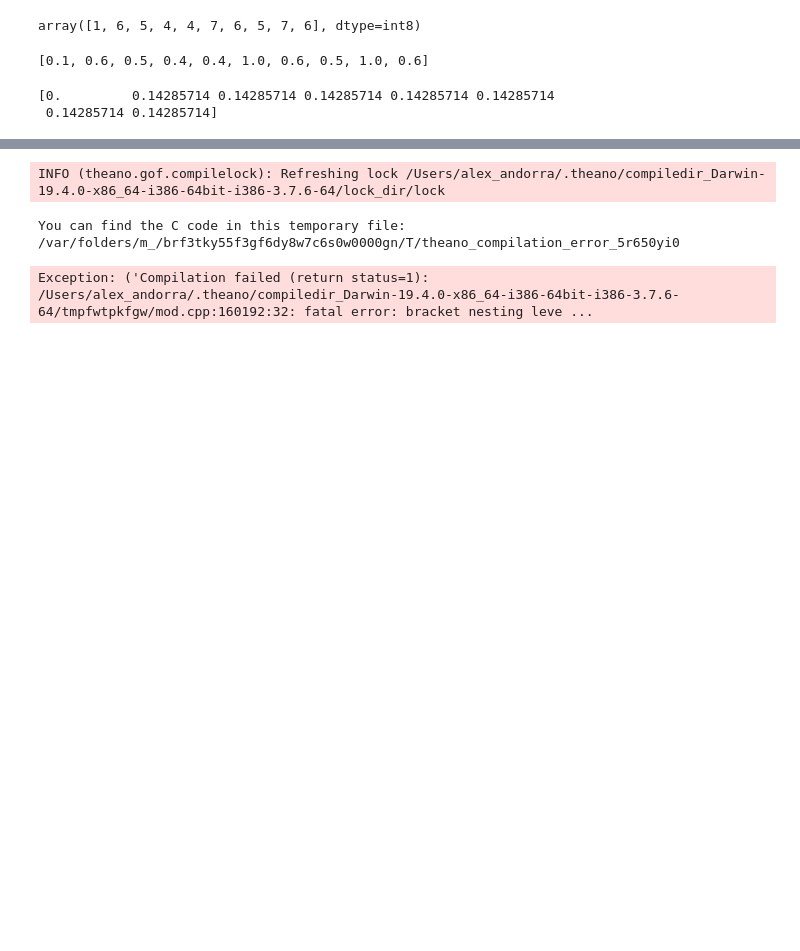
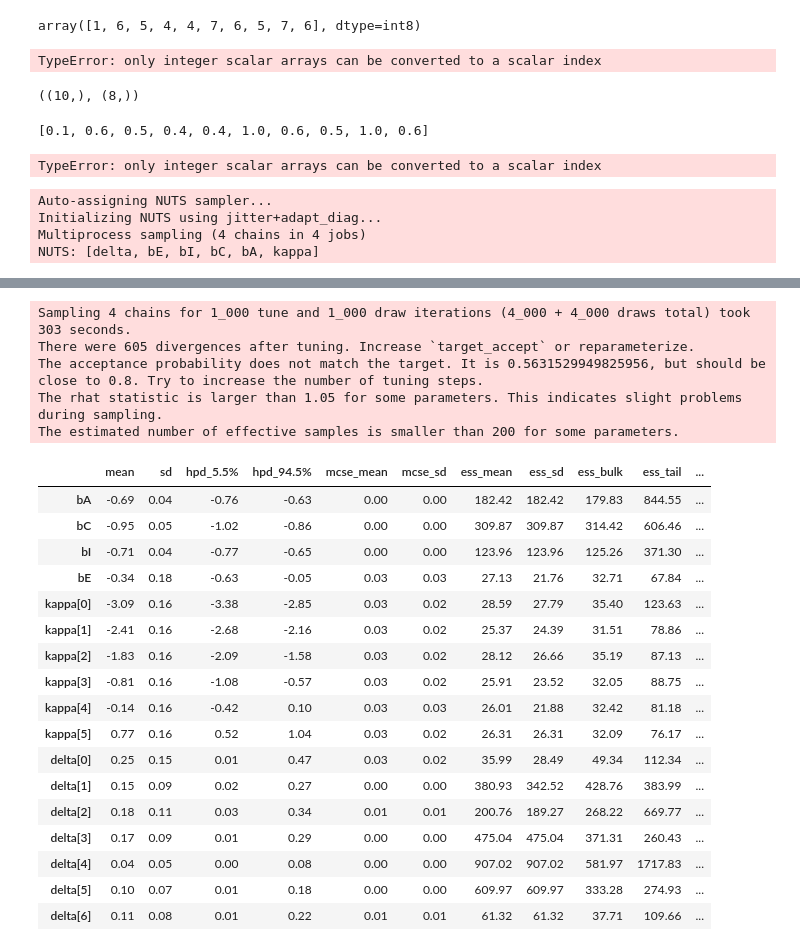
Before and after one commit to pymc-devs/pymc-resources, a Jupyter notebook: Rethinking_2/Chp_12.ipynb, the cells around one changed output, grey strips where cells are left out. Cells and saved outputs as stored; diff of their text form; code cells hidden in the pictures; blank space fills up the shorter version.

```diff
--- a/Rethinking_2/Chp_12.ipynb
+++ b/Rethinking_2/Chp_12.ipynb
@@ -583,12 +583,24 @@ educ = trolley_df.edu_new.values[::1000]
 educ
 # %% [output]
 array([1, 6, 5, 4, 4, 7, 6, 5, 7, 6], dtype=int8)
+# %%
+np.array([1,2,3,4])[: np.array([2])]
+# %% [output]
+TypeError: only integer scalar arrays can be converted to a scalar index
+# %%
+educ.shape, a.shape
+# %% [output]
+((10,), (8,))
 # %%
 a = np.array([0., 0.1, 0.1, 0.1, 0.1, 0.1, 0.1, 0.4])
 # %%
 [np.sum(a[:educ[i] + 1]) for i in range(len(educ))]
 # %% [output]
 [0.1, 0.6, 0.5, 0.4, 0.4, 1.0, 0.6, 0.5, 1.0, 0.6]
+# %%
+a[:educ]
+# %% [output]
+TypeError: only integer scalar arrays can be converted to a scalar index
 # %%
 R = trolley_df.response.values - 1
 A = trolley_df.action.values
@@ -600,32 +612,34 @@ with pm.Model() as m12_6:
     kappa = pm.Normal(
         'kappa', 0., 1.5,
         transform=pm.distributions.transforms.ordered,
-        shape=6, testval=np.arange(6) - 2.5)
-    bA = pm.Normal('bA', 0., 1.)
-    bC = pm.Normal('bC', 0., 1.)
-    bI = pm.Normal('bI', 0., 1.)
-    bE = pm.Normal('bE', 0., 1.)
+        shape=6,
+        testval=np.arange(6))
+
+    bA = pm.Normal('bA', 0., 0.5)
+    bC = pm.Normal('bC', 0., 0.5)
+    bI = pm.Normal('bI', 0., 0.5)
+    bE = pm.Normal('bE', 0., 0.5)
+
     delta = pm.Dirichlet("delta", np.repeat(2., 7), shape=7)
     delta_j = tt.concatenate([tt.zeros(1), delta])
+    delta_j_cumulative = tt.cumsum(delta_j)
 
-    delta_sum = []
-    for i in range(len(E)):
-        delta_sum.append(pm.math.sum(delta_j[:E[i] + 1]))
-    delta_sum = tt.as_tensor_variable(delta_sum)
     #delta_sum = tt.as_tensor_variable([pm.math.sum(delta_j[:E[i] + 1]) for i in range(len(E))])
-    #print(delta_sum.tag.test_value.shape)
-
-    phi = bE * delta_sum + bA * A + bC * C + bI * I
+    #phi = bE * delta_sum + bA * A + bC * C + bI * I
+    #phi = bE * pm.math.sum(delta_j[: E]) + bA * A + bC * C + bI * I
+    phi = bE * delta_j_cumulative[E] + bA * A + bC * C + bI * I
 
     resp_obs = pm.OrderedLogistic(
         'resp_obs', phi, kappa,
         observed=R
     )
 
-    #trace_12_6 = pm.sample(random_seed=RANDOM_SEED)
+    trace_12_6 = pm.sample(random_seed=RANDOM_SEED)
 
-#idata = az.from_pymc3(trace_12_6)
-#az.summary(idata, var_names=["bIC", "bIA", "bC", "bI", "bA"], round_to=2)
+idata = az.from_pymc3(trace_12_6)
+az.summary(idata, round_to=2)
 # %% [output]
-[0.         0.14285714 0.14285714 0.14285714 0.14285714 0.14285714
- 0.14285714 0.14285714]
+Auto-assigning NUTS sampler...
+Initializing NUTS using jitter+adapt_diag...
+Multiprocess sampling (4 chains in 4 jobs)
+NUTS: [delta, bE, bI, bC, bA, kappa]
@@ -632,3 +647,23 @@ with pm.Model() as m12_6:
-INFO (theano.gof.compilelock): Refreshing lock /Users/alex_andorra/.theano/compiledir_Darwin-19.4.0-x86_64-i386-64bit-i386-3.7.6-64/lock_dir/lock
+Sampling 4 chains for 1_000 tune and 1_000 draw iterations (4_000 + 4_000 draws total) took 303 seconds.
+There were 605 divergences after tuning. Increase `target_accept` or reparameterize.
+The acceptance probability does not match the target. It is 0.5631529949825956, but should be close to 0.8. Try to increase the number of tuning steps.
+The rhat statistic is larger than 1.05 for some parameters. This indicates slight problems during sampling.
+The estimated number of effective samples is smaller than 200 for some parameters.
-You can find the C code in this temporary file: /var/folders/m_/brf3tky55f3gf6dy8w7c6s0w0000gn/T/theano_compilation_error_5r650yi0
-Exception: ('Compilation failed (return status=1): /Users/alex_andorra/.theano/compiledir_Darwin-19.4.0-x86_64-i386-64bit-i386-3.7.6-64/tmpfwtpkfgw/mod.cpp:160192:32: fatal error: bracket nesting leve ...
+|  | mean | sd | hpd_5.5% | hpd_94.5% | mcse_mean | mcse_sd | ess_mean | ess_sd | ess_bulk | ess_tail | ... |
+| bA | -0.69 | 0.04 | -0.76 | -0.63 | 0.00 | 0.00 | 182.42 | 182.42 | 179.83 | 844.55 | ... |
+| bC | -0.95 | 0.05 | -1.02 | -0.86 | 0.00 | 0.00 | 309.87 | 309.87 | 314.42 | 606.46 | ... |
+| bI | -0.71 | 0.04 | -0.77 | -0.65 | 0.00 | 0.00 | 123.96 | 123.96 | 125.26 | 371.30 | ... |
+| bE | -0.34 | 0.18 | -0.63 | -0.05 | 0.03 | 0.03 | 27.13 | 21.76 | 32.71 | 67.84 | ... |
+| kappa[0] | -3.09 | 0.16 | -3.38 | -2.85 | 0.03 | 0.02 | 28.59 | 27.79 | 35.40 | 123.63 | ... |
+| kappa[1] | -2.41 | 0.16 | -2.68 | -2.16 | 0.03 | 0.02 | 25.37 | 24.39 | 31.51 | 78.86 | ... |
+| kappa[2] | -1.83 | 0.16 | -2.09 | -1.58 | 0.03 | 0.02 | 28.12 | 26.66 | 35.19 | 87.13 | ... |
+| kappa[3] | -0.81 | 0.16 | -1.08 | -0.57 | 0.03 | 0.02 | 25.91 | 23.52 | 32.05 | 88.75 | ... |
+| kappa[4] | -0.14 | 0.16 | -0.42 | 0.10 | 0.03 | 0.03 | 26.01 | 21.88 | 32.42 | 81.18 | ... |
+| kappa[5] | 0.77 | 0.16 | 0.52 | 1.04 | 0.03 | 0.02 | 26.31 | 26.31 | 32.09 | 76.17 | ... |
+| delta[0] | 0.25 | 0.15 | 0.01 | 0.47 | 0.03 | 0.02 | 35.99 | 28.49 | 49.34 | 112.34 | ... |
+| delta[1] | 0.15 | 0.09 | 0.02 | 0.27 | 0.00 | 0.00 | 380.93 | 342.52 | 428.76 | 383.99 | ... |
+| delta[2] | 0.18 | 0.11 | 0.03 | 0.34 | 0.01 | 0.01 | 200.76 | 189.27 | 268.22 | 669.77 | ... |
+| delta[3] | 0.17 | 0.09 | 0.01 | 0.29 | 0.00 | 0.00 | 475.04 | 475.04 | 371.31 | 260.43 | ... |
+| delta[4] | 0.04 | 0.05 | 0.00 | 0.08 | 0.00 | 0.00 | 907.02 | 907.02 | 581.97 | 1717.83 | ... |
+| delta[5] | 0.10 | 0.07 | 0.01 | 0.18 | 0.00 | 0.00 | 609.97 | 609.97 | 333.28 | 274.93 | ... |
+| delta[6] | 0.11 | 0.08 | 0.01 | 0.22 | 0.01 | 0.01 | 61.32 | 61.32 | 37.71 | 109.66 | ... |
```
Also changed, not shown: parts of 3 cells of this notebook.
